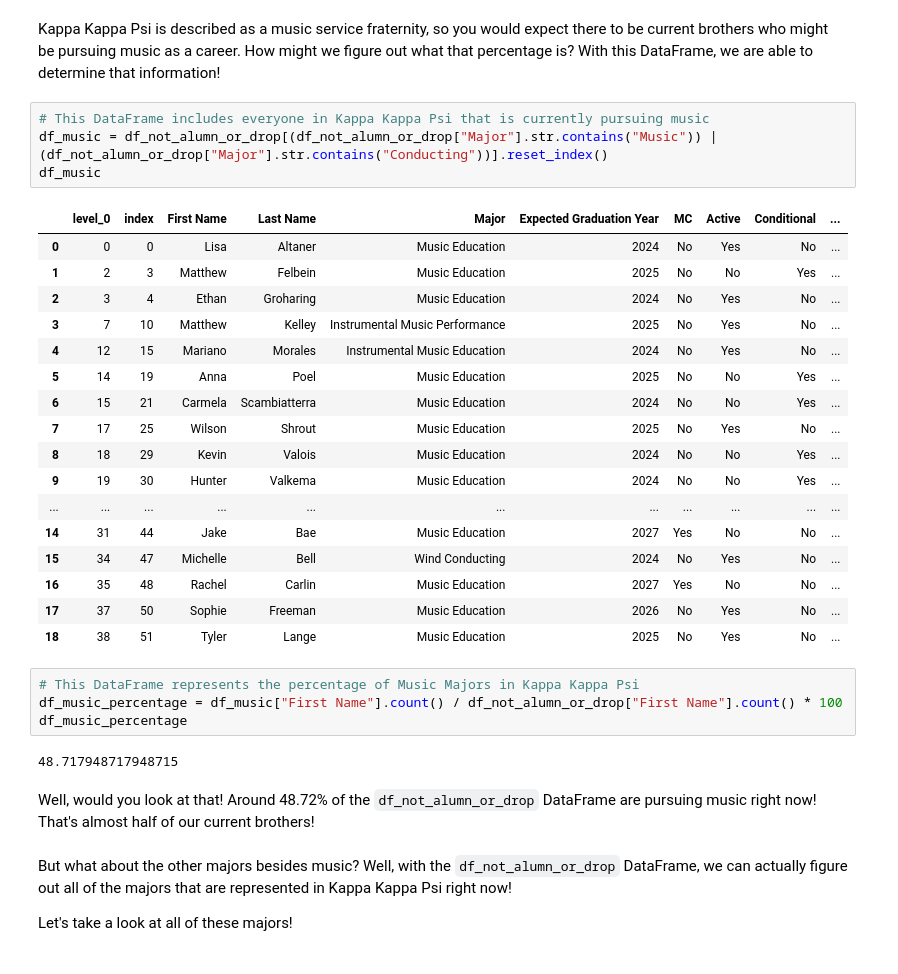
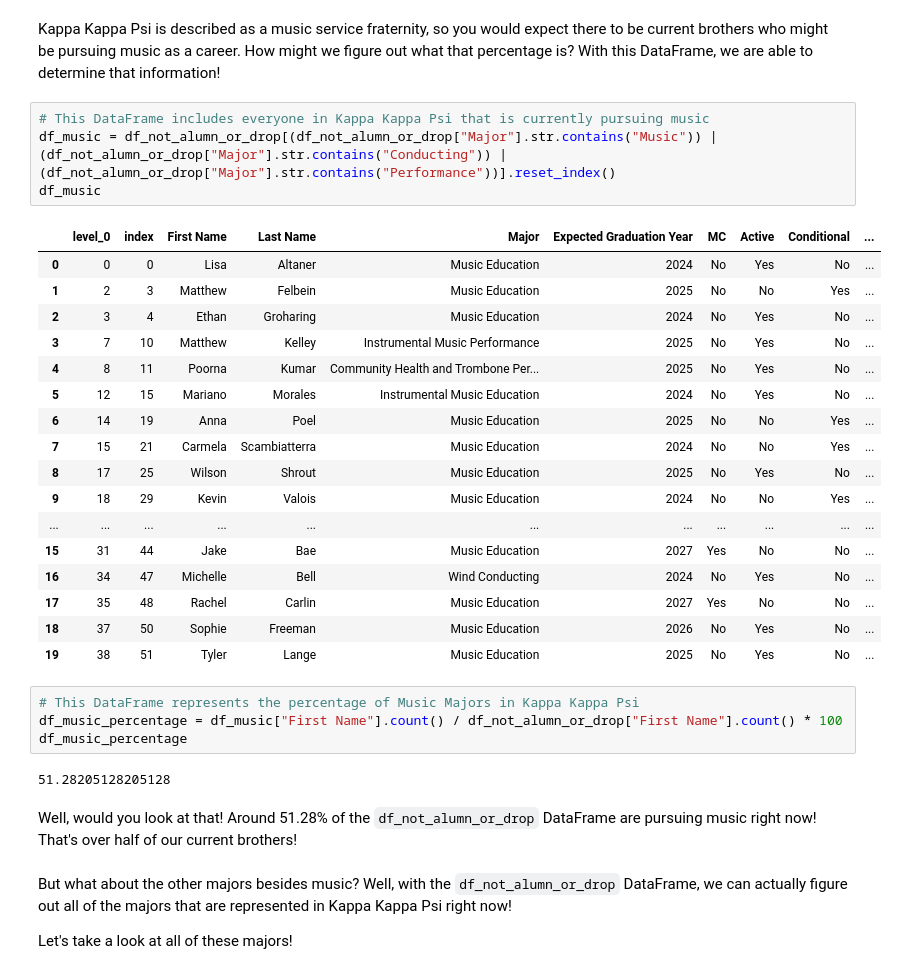
Before and after one commit to That1artkid/Emma-s-Project-Repository, a Jupyter notebook: kkp_project.ipynb, the cells around one changed output. Cells and saved outputs as stored; diff of their text form.

```diff
--- a/kkp_project.ipynb
+++ b/kkp_project.ipynb
@@ -155,34 +155,34 @@ df_not_alumn_or_drop
 Kappa Kappa Psi is described as a music service fraternity, so you would expect there to be current brothers who might be pursuing music as a career. How might we figure out what that percentage is? With this DataFrame, we are able to determine that information!
 # %%
 # This DataFrame includes everyone in Kappa Kappa Psi that is currently pursuing music
-df_music = df_not_alumn_or_drop[(df_not_alumn_or_drop["Major"].str.contains("Music")) | (df_not_alumn_or_drop["Major"].str.contains("Conducting"))].reset_index()
+df_music = df_not_alumn_or_drop[(df_not_alumn_or_drop["Major"].str.contains("Music")) | (df_not_alumn_or_drop["Major"].str.contains("Conducting")) | (df_not_alumn_or_drop["Major"].str.contains("Performance"))].reset_index()
 df_music
 # %% [output]
 |  | level_0 | index | First Name | Last Name | Major | Expected Graduation Year | MC | Active | Conditional | ... |
 | 0 | 0 | 0 | Lisa | Altaner | Music Education | 2024 | No | Yes | No | ... |
 | 1 | 2 | 3 | Matthew | Felbein | Music Education | 2025 | No | No | Yes | ... |
 | 2 | 3 | 4 | Ethan | Groharing | Music Education | 2024 | No | Yes | No | ... |
 | 3 | 7 | 10 | Matthew | Kelley | Instrumental Music Performance | 2025 | No | Yes | No | ... |
-| 4 | 12 | 15 | Mariano | Morales | Instrumental Music Education | 2024 | No | Yes | No | ... |
-| 5 | 14 | 19 | Anna | Poel | Music Education | 2025 | No | No | Yes | ... |
-| 6 | 15 | 21 | Carmela | Scambiatterra | Music Education | 2024 | No | No | Yes | ... |
-| 7 | 17 | 25 | Wilson | Shrout | Music Education | 2025 | No | Yes | No | ... |
-| 8 | 18 | 29 | Kevin | Valois | Music Education | 2024 | No | No | Yes | ... |
-| 9 | 19 | 30 | Hunter | Valkema | Music Education | 2024 | No | No | Yes | ... |
+| 4 | 8 | 11 | Poorna | Kumar | Community Health and Trombone Per... | 2025 | No | Yes | No | ... |
+| 5 | 12 | 15 | Mariano | Morales | Instrumental Music Education | 2024 | No | Yes | No | ... |
+| 6 | 14 | 19 | Anna | Poel | Music Education | 2025 | No | No | Yes | ... |
+| 7 | 15 | 21 | Carmela | Scambiatterra | Music Education | 2024 | No | No | Yes | ... |
+| 8 | 17 | 25 | Wilson | Shrout | Music Education | 2025 | No | Yes | No | ... |
+| 9 | 18 | 29 | Kevin | Valois | Music Education | 2024 | No | No | Yes | ... |
 | ... | ... | ... | ... | ... | ... | ... | ... | ... | ... | ... |
-| 14 | 31 | 44 | Jake | Bae | Music Education | 2027 | Yes | No | No | ... |
-| 15 | 34 | 47 | Michelle | Bell | Wind Conducting | 2024 | No | Yes | No | ... |
-| 16 | 35 | 48 | Rachel | Carlin | Music Education | 2027 | Yes | No | No | ... |
-| 17 | 37 | 50 | Sophie | Freeman | Music Education | 2026 | No | Yes | No | ... |
-| 18 | 38 | 51 | Tyler | Lange | Music Education | 2025 | No | Yes | No | ... |
+| 15 | 31 | 44 | Jake | Bae | Music Education | 2027 | Yes | No | No | ... |
+| 16 | 34 | 47 | Michelle | Bell | Wind Conducting | 2024 | No | Yes | No | ... |
+| 17 | 35 | 48 | Rachel | Carlin | Music Education | 2027 | Yes | No | No | ... |
+| 18 | 37 | 50 | Sophie | Freeman | Music Education | 2026 | No | Yes | No | ... |
+| 19 | 38 | 51 | Tyler | Lange | Music Education | 2025 | No | Yes | No | ... |
 # %%
 # This DataFrame represents the percentage of Music Majors in Kappa Kappa Psi
 df_music_percentage = df_music["First Name"].count() / df_not_alumn_or_drop["First Name"].count() * 100
 df_music_percentage
 # %% [output]
-48.717948717948715
+51.28205128205128
 # %% [markdown]
-Well, would you look at that! Around 48.72% of the `df_not_alumn_or_drop` DataFrame are pursuing music right now! That's almost half of our current brothers!
+Well, would you look at that! Around 51.28% of the `df_not_alumn_or_drop` DataFrame are pursuing music right now! That's over half of our current brothers!
 # %% [markdown]
 But what about the other majors besides music? Well, with the `df_not_alumn_or_drop` DataFrame, we can actually figure out all of the majors that are represented in Kappa Kappa Psi right now!
 
```
